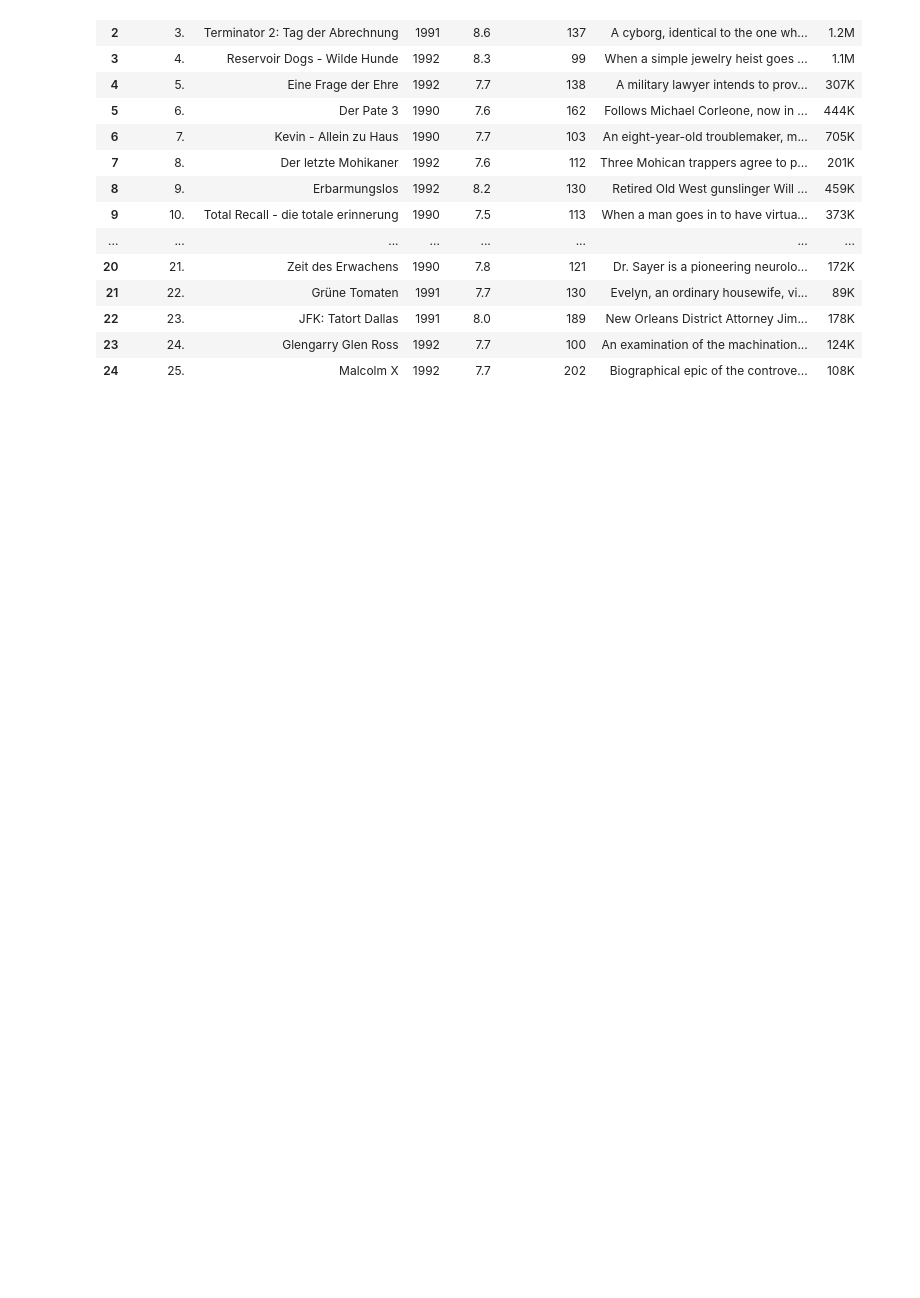
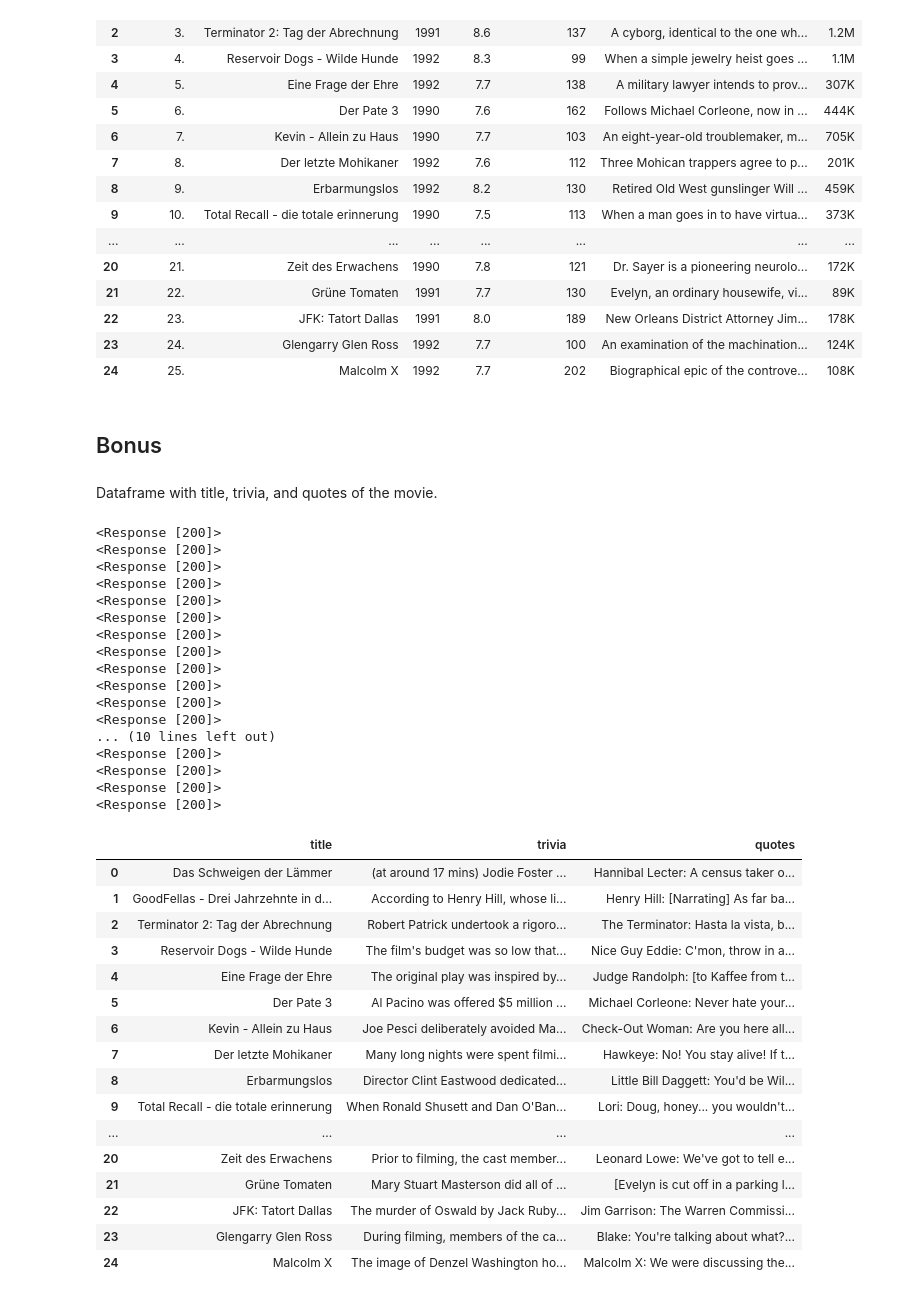
Before and after one commit to TebasMartinez/Ironhack-Data-Analytics-Bootcamp-2025, a Jupyter notebook: Week 09 - Data Retrieval/lab-web-scraping.ipynb, the cells around one changed output. Drawn from its saved outputs; the diff is of its cells as text; code cells hidden in the pictures; blank space fills up the shorter version.

```diff
--- a/Week 09 - Data Retrieval/lab-web-scraping.ipynb
+++ b/Week 09 - Data Retrieval/lab-web-scraping.ipynb
@@ -146,3 +146,75 @@ df
 | 22 | 23. | JFK: Tatort Dallas | 1991 | 8.0 | 189 | New Orleans District Attorney Jim... | 178K |
 | 23 | 24. | Glengarry Glen Ross | 1992 | 7.7 | 100 | An examination of the machination... | 124K |
 | 24 | 25. | Malcolm X | 1992 | 7.7 | 202 | Biographical epic of the controve... | 108K |
+# %% [markdown]
+## Bonus
+# %% [markdown]
+Dataframe with title, trivia, and quotes of the movie.
+# %%
+url = "https://www.imdb.com/search/title/?title_type=feature&release_date=1990-01-01,1992-12-31&user_rating=7.5,"
+headers = {"User-Agent": "Mozilla/5.0 (Windows NT 10.0; Win64; x64) AppleWebKit/537.36 (KHTML, like Gecko) Chrome/91.0.4472.124 Safari/537.36"}
+response = requests.get(url, headers=headers)
+print(response)
+soup = BeautifulSoup(response.content)
+
+movie_titles = []
+for title in soup.select("a h3.ipc-title__text "):
+    title_list = title.get_text().split()
+    mtitle = " ".join(title_list[1:])
+    movie_titles.append(mtitle)
+
+movie_urls = []
+for link in soup.select("a.ipc-lockup-overlay"):
+    movie_url = "https://www.imdb.com" + link["href"]
+    movie_urls.append(movie_url)
+
+trivias = []
+quotes = []
+for url in movie_urls[:-1]:
+    response = requests.get(url, headers=headers)
+    print(response)
+    soup = BeautifulSoup(response.content)
+    trivias.append(soup.select("div.ivlFeI div")[0].get_text())
+    quotes.append(soup.select("div.ecJloQ div")[0].get_text())
+
+imdb_trivias_quotes = pd.DataFrame({
+    "title":movie_titles,
+    "trivia":trivias,
+    "quotes":quotes
+})
+imdb_trivias_quotes
+# %% [output]
+<Response [200]>
+<Response [200]>
+<Response [200]>
+<Response [200]>
+<Response [200]>
+<Response [200]>
+<Response [200]>
+<Response [200]>
+<Response [200]>
+<Response [200]>
+<Response [200]>
+<Response [200]>
+... (10 lines left out)
+<Response [200]>
+<Response [200]>
+<Response [200]>
+<Response [200]>
+|  | title | trivia | quotes |
+| 0 | Das Schweigen der Lämmer | (at around 17 mins) Jodie Foster ... | Hannibal Lecter: A census taker o... |
+| 1 | GoodFellas - Drei Jahrzehnte in d... | According to Henry Hill, whose li... | Henry Hill: [Narrating] As far ba... |
+| 2 | Terminator 2: Tag der Abrechnung | Robert Patrick undertook a rigoro... | The Terminator: Hasta la vista, b... |
+| 3 | Reservoir Dogs - Wilde Hunde | The film's budget was so low that... | Nice Guy Eddie: C'mon, throw in a... |
+| 4 | Eine Frage der Ehre | The original play was inspired by... | Judge Randolph: [to Kaffee from t... |
+| 5 | Der Pate 3 | Al Pacino was offered $5 million ... | Michael Corleone: Never hate your... |
+| 6 | Kevin - Allein zu Haus | Joe Pesci deliberately avoided Ma... | Check-Out Woman: Are you here all... |
+| 7 | Der letzte Mohikaner | Many long nights were spent filmi... | Hawkeye: No! You stay alive! If t... |
+| 8 | Erbarmungslos | Director Clint Eastwood dedicated... | Little Bill Daggett: You'd be Wil... |
+| 9 | Total Recall - die totale erinnerung | When Ronald Shusett and Dan O'Ban... | Lori: Doug, honey... you wouldn't... |
+| ... | ... | ... | ... |
+| 20 | Zeit des Erwachens | Prior to filming, the cast member... | Leonard Lowe: We've got to tell e... |
+| 21 | Grüne Tomaten | Mary Stuart Masterson did all of ... | [Evelyn is cut off in a parking l... |
+| 22 | JFK: Tatort Dallas | The murder of Oswald by Jack Ruby... | Jim Garrison: The Warren Commissi... |
+| 23 | Glengarry Glen Ross | During filming, members of the ca... | Blake: You're talking about what?... |
+| 24 | Malcolm X | The image of Denzel Washington ho... | Malcolm X: We were discussing the... |
```
Also changed, not shown: 1 other file.
